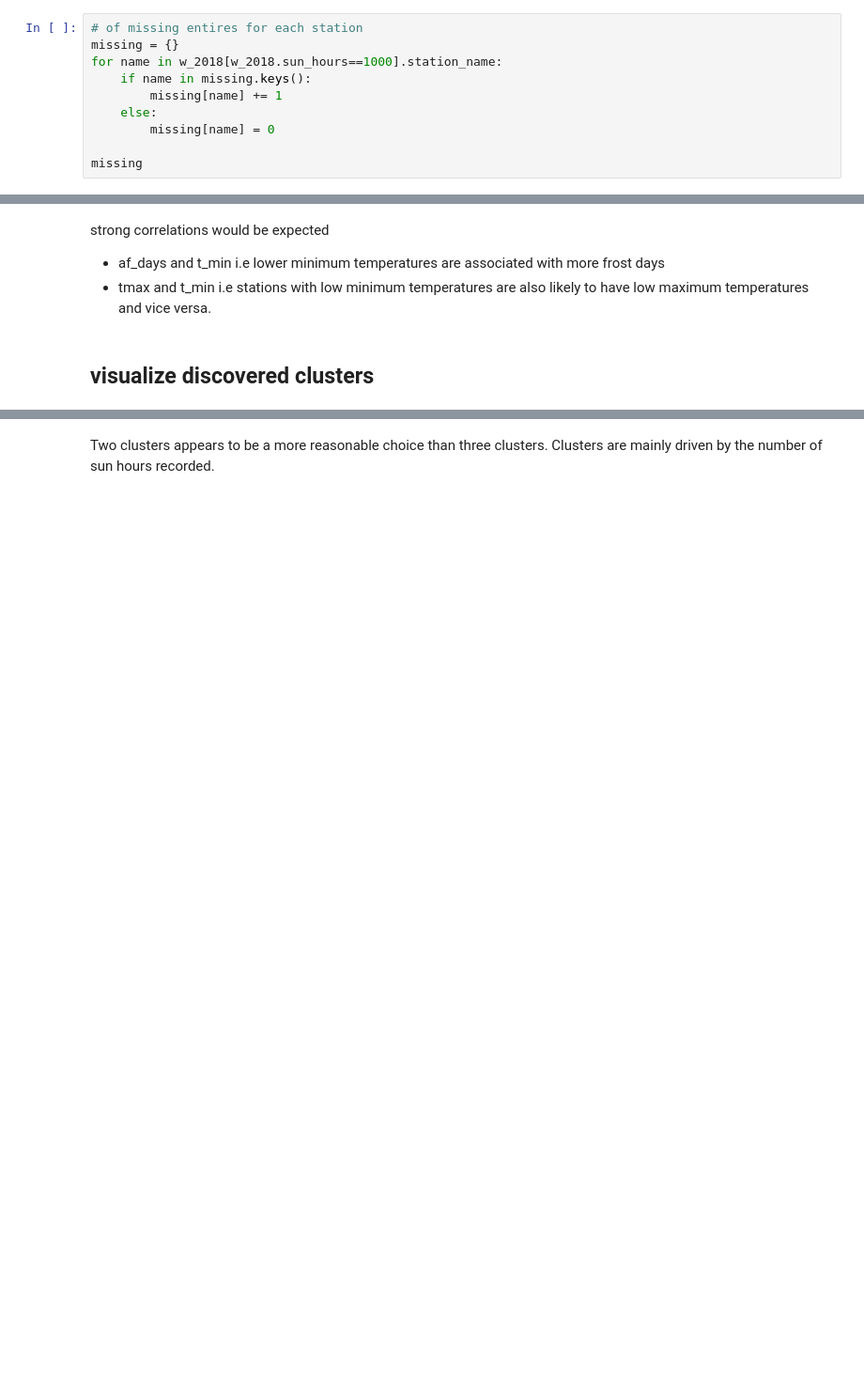
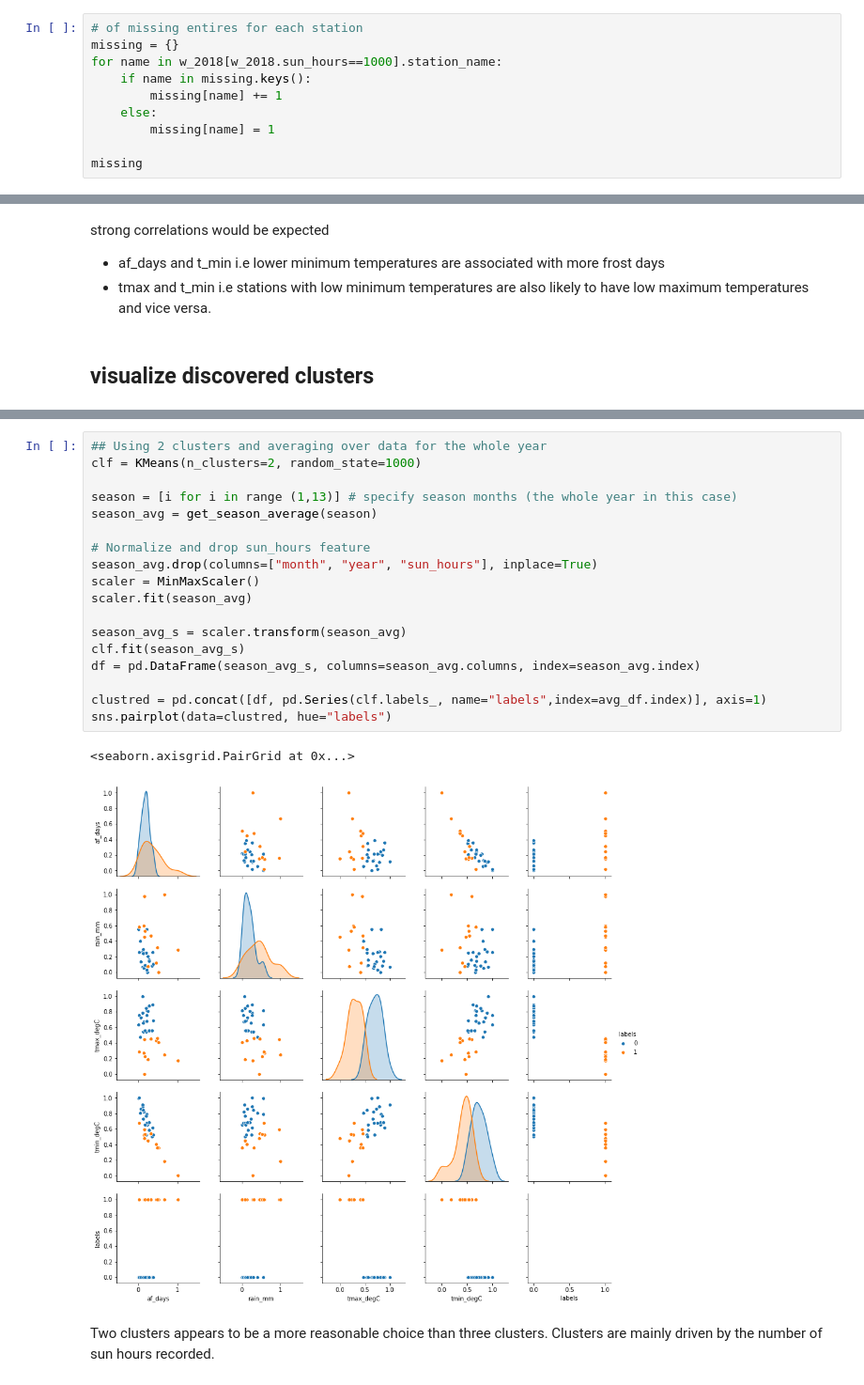
Before and after one commit to mukeswebrian/Analysing-the-impact-of-weather-on-self-reported-happiness, a Jupyter notebook: explore_weather_data.ipynb, the cells around one changed output, grey strips where cells are left out. Shown at 94% size. Drawn from its saved outputs; the diff is of its cells as text; blank space fills up the shorter version.

```diff
--- a/explore_weather_data.ipynb
+++ b/explore_weather_data.ipynb
@@ -84,7 +84,7 @@ for name in w_2018[w_2018.sun_hours==1000].station_name:
     if name in missing.keys():
         missing[name] += 1
     else:
-        missing[name] = 0
+        missing[name] = 1
 
 missing
 # %% [output]
@@ -400,3 +435,24 @@ sns.pairplot(data=clustred, hue="labels")
+# %%
+## Using 2 clusters and averaging over data for the whole year
+clf = KMeans(n_clusters=2, random_state=1000)
+
+season = [i for i in range (1,13)] # specify season months (the whole year in this case)
+season_avg = get_season_average(season)
+
+# Normalize and drop sun_hours feature
+season_avg.drop(columns=["month", "year", "sun_hours"], inplace=True)
+scaler = MinMaxScaler()
+scaler.fit(season_avg)
+
+season_avg_s = scaler.transform(season_avg)
+clf.fit(season_avg_s)
+df = pd.DataFrame(season_avg_s, columns=season_avg.columns, index=season_avg.index)
+
+clustred = pd.concat([df, pd.Series(clf.labels_, name="labels",index=avg_df.index)], axis=1)
+sns.pairplot(data=clustred, hue="labels")
+# %% [output]
+<seaborn.axisgrid.PairGrid at 0x...>
+[figure, added]
 # %% [markdown]
 Two clusters appears to be a more reasonable choice than three clusters.
 Clusters are mainly driven by the number of sun hours recorded.
```
Also changed, not shown: parts of 16 cells of this notebook, 1 other file.
